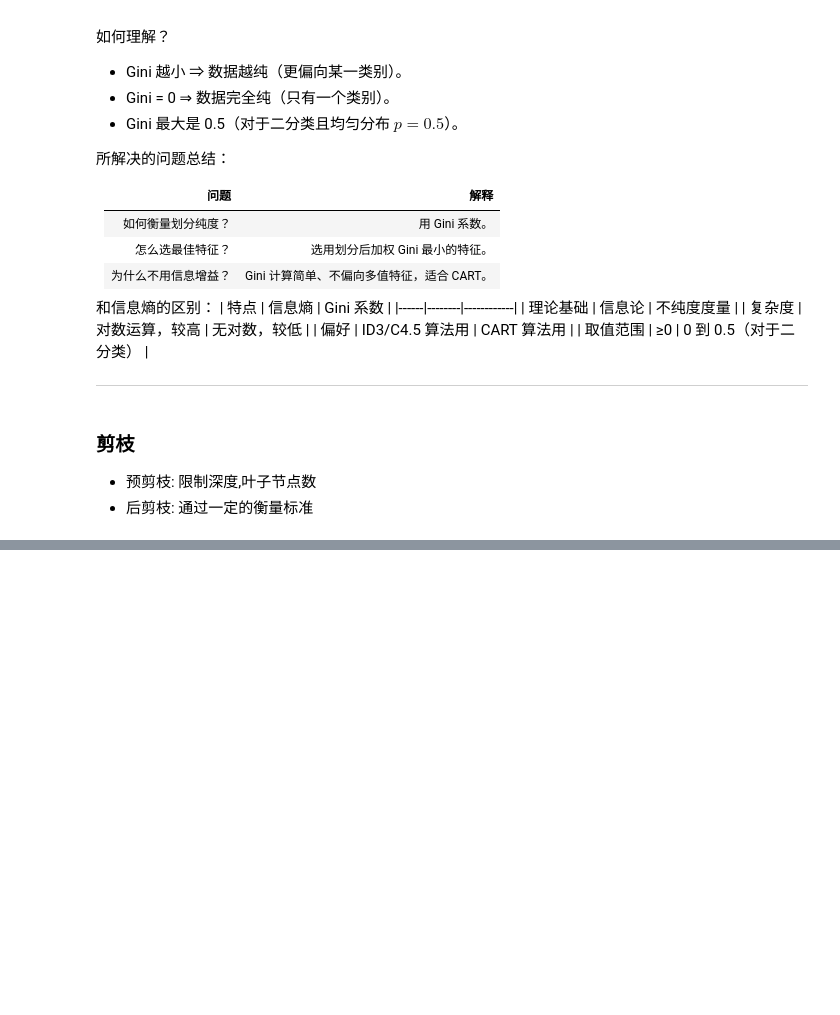
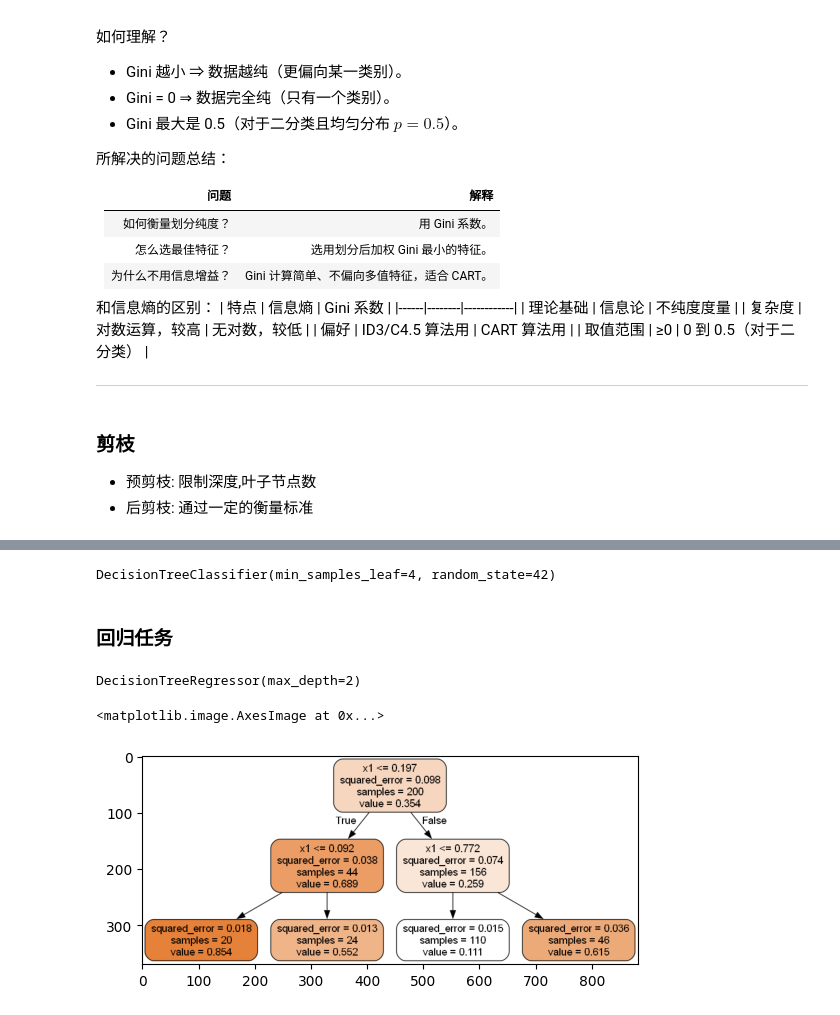
Before and after one commit to zwd1224/machine_learning_practice, a Jupyter notebook: 机器学习/决策树/decision_tree.ipynb, the cells around one changed output, grey strips where cells are left out. Drawn from its saved outputs; the diff is of its cells as text; code cells hidden in the pictures; blank space fills up the shorter version.

```diff
--- a/机器学习/决策树/decision_tree.ipynb
+++ b/机器学习/决策树/decision_tree.ipynb
@@ -164,0 +215,11 @@ $$
+# %%
+from sklearn.datasets import make_moons
+X,y = make_moons(n_samples=100,noise=0.25,random_state=42)
+tree_clf1 = DecisionTreeClassifier(random_state=42)
+tree_clf2 = DecisionTreeClassifier(min_samples_leaf= 4 , random_state=42)
+tree_clf1.fit(X,y)
+tree_clf2.fit(X,y)
+# %% [output]
+DecisionTreeClassifier(min_samples_leaf=4, random_state=42)
+# %% [markdown]
+### 回归任务
@@ -164,0 +231,6 @@ $$
+# %%
+from sklearn.tree import DecisionTreeRegressor
+tree_reg = DecisionTreeRegressor(max_depth =2 )
+tree_reg.fit(X,y)
+# %% [output]
+DecisionTreeRegressor(max_depth=2)
@@ -164,0 +245,6 @@ $$
+# %%
+reg_tree = imread('tree_reg.png')
+plt.imshow(reg_tree)
+# %% [output]
+<matplotlib.image.AxesImage at 0x...>
+[figure, added]
```
Also changed, not shown: parts of 8 cells of this notebook, 4 other files.
